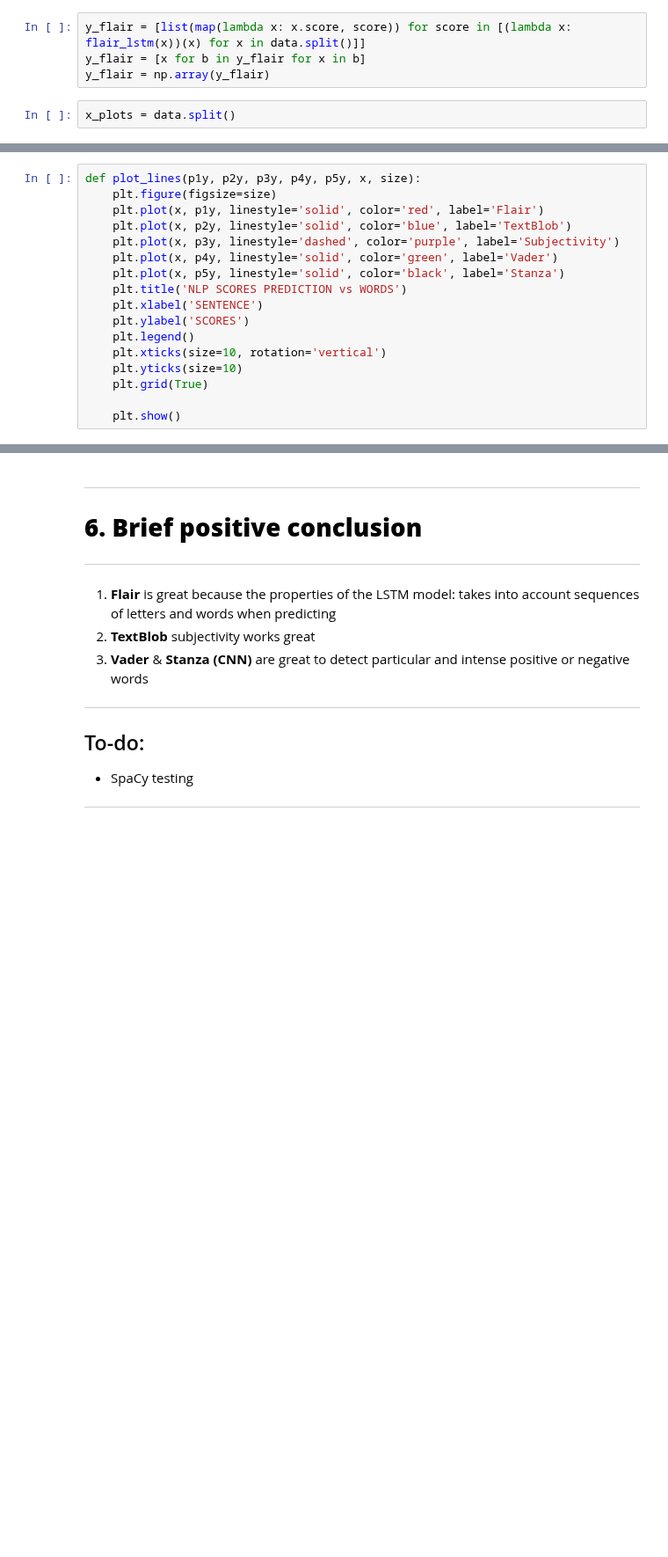
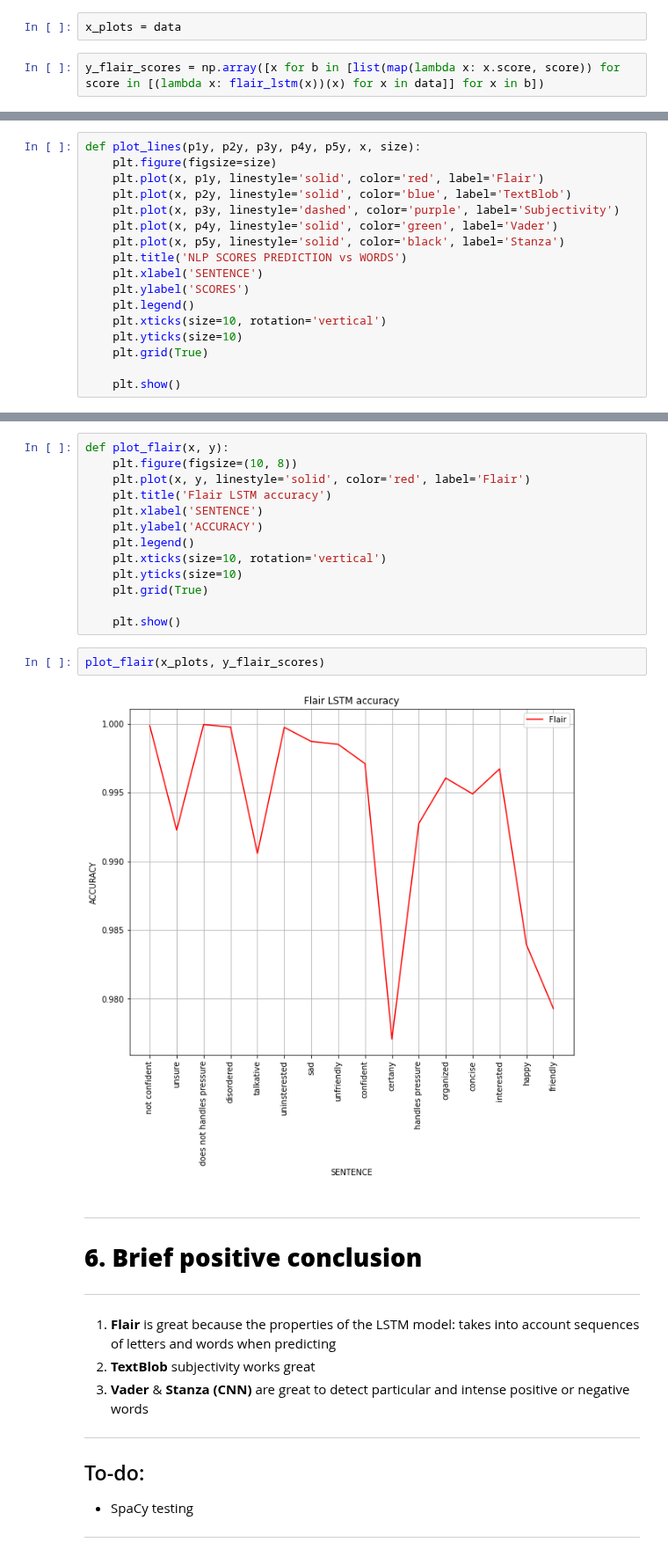
Before and after one commit to aascode/sentiment-analysis-2, a Jupyter notebook: plotting_NLP.ipynb, the cells around one changed output, grey strips where cells are left out. Shown at 88% size. Cells and saved outputs as stored; diff of their text form; blank space fills up the shorter version.

```diff
--- a/plotting_NLP.ipynb
+++ b/plotting_NLP.ipynb
@@ -270,9 +346,7 @@ print([i for i in data.split()])
 ---
 # %% [markdown]
 ### **X, Y**
+# %%
+x_plots = data
 # %%
-y_flair = [list(map(lambda x: x.score, score)) for score in [(lambda x: flair_lstm(x))(x) for x in data.split()]]
-y_flair = [x for b in y_flair for x in b]
-y_flair = np.array(y_flair)
+y_flair_scores = np.array([x for b in [list(map(lambda x: x.score, score)) for score in [(lambda x: flair_lstm(x))(x) for x in data]] for x in b])
-# %%
-x_plots = data.split()
@@ -387,3 +470,20 @@ plot_lines(
+# %%
+def plot_flair(x, y):
+    plt.figure(figsize=(10, 8))
+    plt.plot(x, y, linestyle='solid', color='red', label='Flair')
+    plt.title('Flair LSTM accuracy')
+    plt.xlabel('SENTENCE')
+    plt.ylabel('ACCURACY')
+    plt.legend()
+    plt.xticks(size=10, rotation='vertical')
+    plt.yticks(size=10)
+    plt.grid(True)
+
+    plt.show()
+# %%
+plot_flair(x_plots, y_flair_scores)
+# %% [output]
+[figure, added]
 # %% [markdown]
 ---
 # **6. Brief positive conclusion**
```
Also changed, not shown: parts of 35 cells of this notebook.
